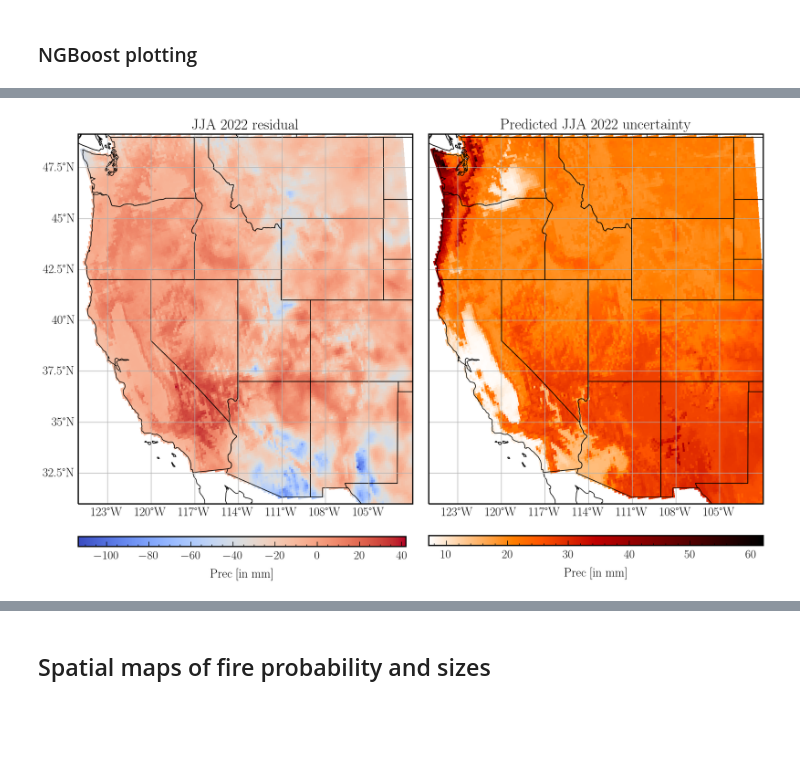
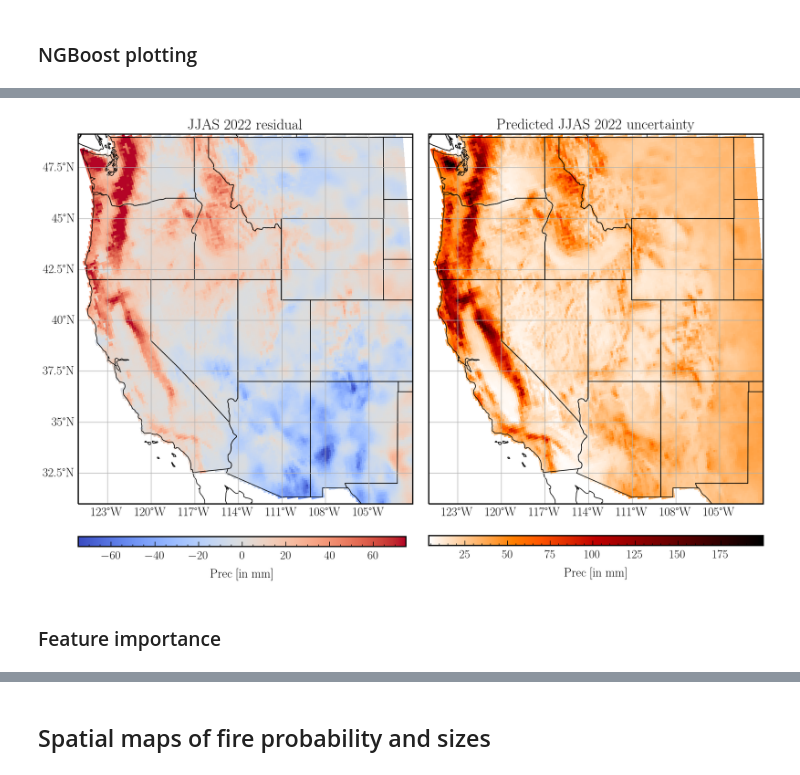
Before and after one commit to jtbuch/SEASFire, a Jupyter notebook: scripts/seas_climate_pred.ipynb, the cells around one changed output, grey strips where cells are left out. Cells and saved outputs as stored; diff of their text form; code cells hidden in the pictures; blank space fills up the shorter version.

```diff
--- a/scripts/seas_climate_pred.ipynb
+++ b/scripts/seas_climate_pred.ipynb
@@ -279,9 +590,17 @@ Y_dist_scale_xr.to_netcdf('../sav_files/ngb_pred_files/%s'%pred_var + '_%s'%mb_f
 ### NGBoost plotting
 # %%
 pred_var= 'Prec'
-unit_arr= {'Tmax': 'degC', 'Prec': 'mm' ,'VPD': 'hPa', 'FFWI': 'Intensity', 'SM': 'unitless'}
+unit_arr= {'Tmax': 'degC', 'Prec': 'mm' ,'VPD': 'hPa', 'FFWI': 'Intensity', 'Tmin': 'degC'}
 mb_frac= 0.1
+run_id= 'train_grid_normalized_lead1mo'
 
 Y_dist_loc_xr= xarray.open_dataarray('../sav_files/ngb_pred_files/%s'%pred_var + '_%s'%mb_frac + '_%s_ngb_loc.nc'%run_id)
 Y_dist_scale_xr= xarray.open_dataarray('../sav_files/ngb_pred_files/%s'%pred_var + '_%s'%mb_frac + '_%s_ngb_scale.nc'%run_id)
-Y_obs_xr= xarray.open_dataarray('../sav_files/ngb_pred_files/%s'%pred_var + '_lead_3mo_obs.nc')
+Y_obs_xr= xarray.open_dataarray('../sav_files/ngb_pred_files/%s'%pred_var + '_obs.nc')
+# %%
+#run_id_arr= ['train_grid_normalized_lead1mo', 'train_grid_normalized_lead2mo', 'train_grid_normalized_lead3mo', 'train_grid_normalized_lead4mo', 'train_grid_normalized_lead5mo']
+pearson_test_r_arr= []
+
+for run_id in run_id_arr:
+    Y_pred_xr= xarray.open_dataarray('../sav_files/ngb_pred_files/%s'%pred_var + '_%s'%mb_frac + '_%s_ngb_loc.nc'%run_id)
+    pearson_test_r_arr.append(stats.pearsonr(np.mean(Y_pred_xr[232:, :, :], axis= (1,2)), np.mean(Y_obs_xr[232:, :, :], axis= (1,2)))[0])
@@ -418,39 +766,39 @@ ax.set_extent(extent);
 ax.add_feature(cfeature.LAND, edgecolor='black', facecolor= 'white');
 ax.add_feature(cfeature.STATES, edgecolor='black');
 
-CS= ax.pcolormesh(lat_long_fire_grid[1], lat_long_fire_grid[0], np.mean(Y_dist_loc_xr[-3:, :, :], axis= 0) - np.mean(Y_obs_xr[-3:, :, :], axis= 0), cmap=plt.cm.coolwarm) # normalized fire probability summed over all months
+CS= ax.pcolormesh(lat_long_fire_grid[1], lat_long_fire_grid[0], np.mean(Y_dist_loc_xr[-4:, :, :], axis= 0) - np.mean(Y_obs_xr[-4:, :, :], axis= 0), vmin= -75, vmax= 75, cmap=plt.cm.coolwarm) # normalized fire probability summed over all months
 cax= fig.add_axes([ax.get_position().x0,ax.get_position().y0 - 0.2, ax.get_position().width, 0.02])
 cbar= fig.colorbar(CS, cax= cax, orientation= 'horizontal', shrink= 0.7)
 cbar.set_label(r'%s '%pred_var + '[in  %s]'%unit_arr[pred_var], size= 18)
 
 gl= ax.gridlines(draw_labels=True);
 gl.xlabel_style = {'size': 18, 'color': 'black'}
 gl.ylabel_style = {'size': 18, 'color': 'black'}
 gl.top_labels = False
 gl.right_labels = False
 ax.set_aspect(1.4/1)
-ax.set_title(r'JJA 2022 residual', fontsize= 22);
+ax.set_title(r'JJAS 2022 residual', fontsize= 22);
 
 fig.subplots_adjust(wspace= 0.1)
 
 ax0= fig.add_subplot(gs[0:2, 2:], projection=ccrs.PlateCarree())
 ax0.set_extent(extent);
 ax0.add_feature(cfeature.LAND, edgecolor='black', facecolor= 'white');
 ax0.add_feature(cfeature.STATES, edgecolor='black', zorder= 10);
 
 gl0= ax0.gridlines(draw_labels=True);
 gl0.xlabel_style = {'size': 18, 'color': 'black'}
 gl0.ylabel_style = {'size': 18, 'color': 'black'}
 gl0.top_labels = False
 gl0.left_labels = False
 gl0.right_labels = False
 ax0.set_aspect(1.4/1)
 
-CS0= ax0.pcolormesh(lat_long_fire_grid[1], lat_long_fire_grid[0], np.mean(Y_dist_scale_xr[-3:, :, :], axis= 0) , cmap=plt.cm.gist_heat_r) # normalized fire probability summed over all months
+CS0= ax0.pcolormesh(lat_long_fire_grid[1], lat_long_fire_grid[0], np.mean(Y_dist_scale_xr[-4:, :, :], axis= 0), cmap=plt.cm.gist_heat_r) # normalized fire probability summed over all months
 cax0= fig.add_axes([ax0.get_position().x0,ax0.get_position().y0 - 0.085, ax0.get_position().width, 0.02])
 cbar0= fig.colorbar(CS0, cax= cax0, orientation= 'horizontal', shrink= 0.7)
 cbar0.set_label(r'%s '%pred_var + '[in  %s]'%unit_arr[pred_var], size= 18)
-ax0.set_title(r'Predicted JJA 2022 uncertainty', fontsize= 22);
+ax0.set_title(r'Predicted JJAS 2022 uncertainty', fontsize= 22);
 plt.savefig('../plots/%s'%pred_var + '_spatial_residual_wus_%s.pdf'%run_id, bbox_inches='tight', dpi= 200);
 # %% [output]
-[figure, old version]
+[figure, new version]
@@ -458,0 +805,2 @@ plt.savefig('../plots/%s'%pred_var + '_spatial_residual_wus_%s.pdf'%run_id, bbox
+# %% [markdown]
+### Feature importance
```
Also changed, not shown: parts of 42 cells of this notebook, 1 other file.
